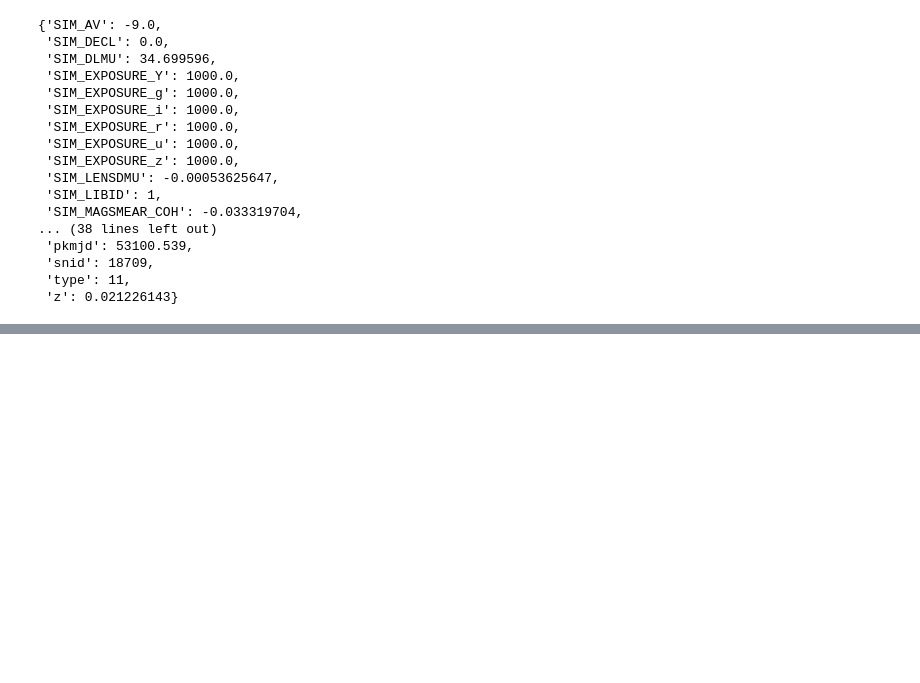
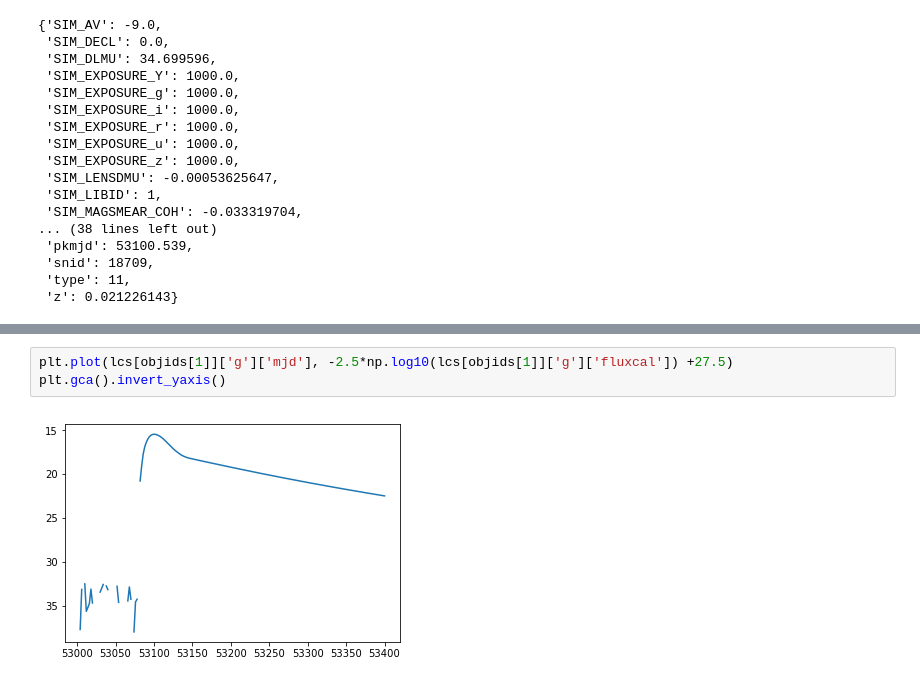
Before and after one commit to yoachim/19_Scratch, a Jupyter notebook: plasticc_try/tryia.ipynb, the cells around one changed output, grey strips where cells are left out. Drawn from its saved outputs; the diff is of its cells as text; blank space fills up the shorter version.

```diff
--- a/plasticc_try/tryia.ipynb
+++ b/plasticc_try/tryia.ipynb
@@ -75,0 +151,5 @@ lcs[objids[1]]['header']
+# %%
+plt.plot(lcs[objids[1]]['g']['mjd'], -2.5*np.log10(lcs[objids[1]]['g']['fluxcal']) +27.5)
+plt.gca().invert_yaxis()
+# %% [output]
+[figure, added]
```
Also changed, not shown: parts of 7 cells of this notebook.
